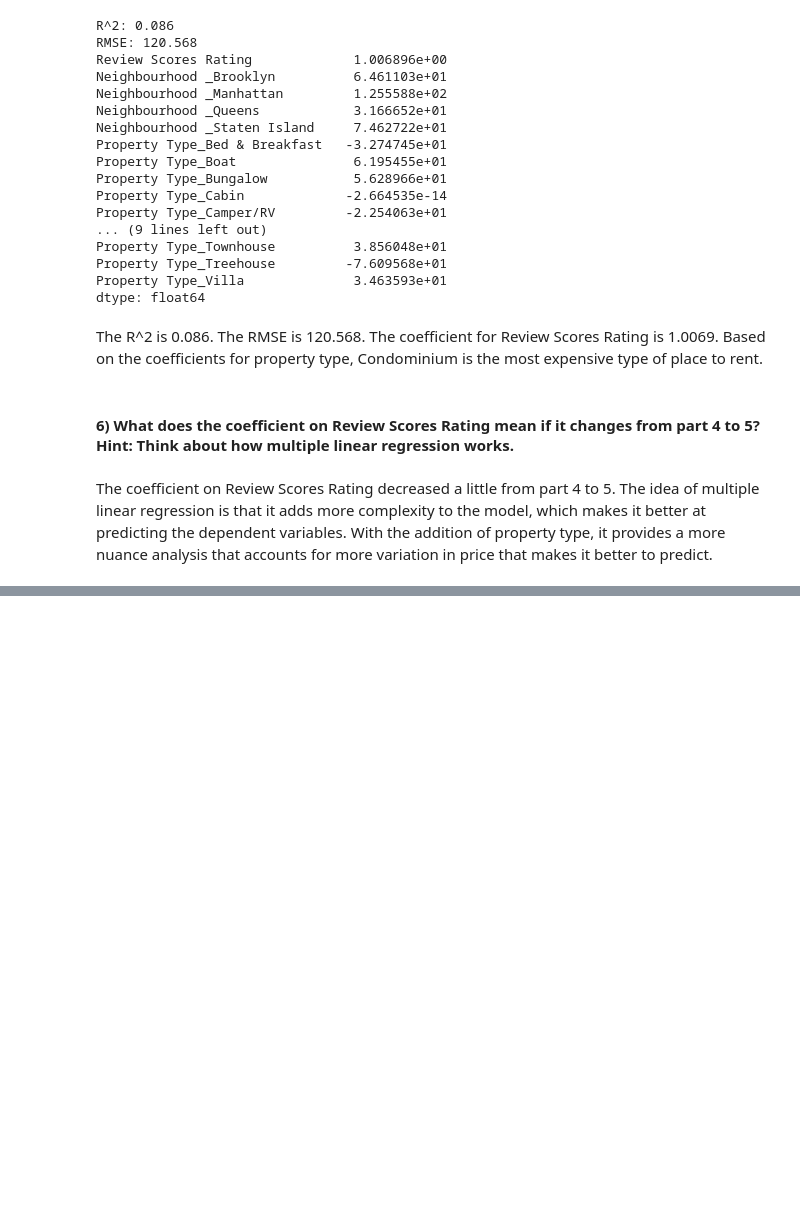
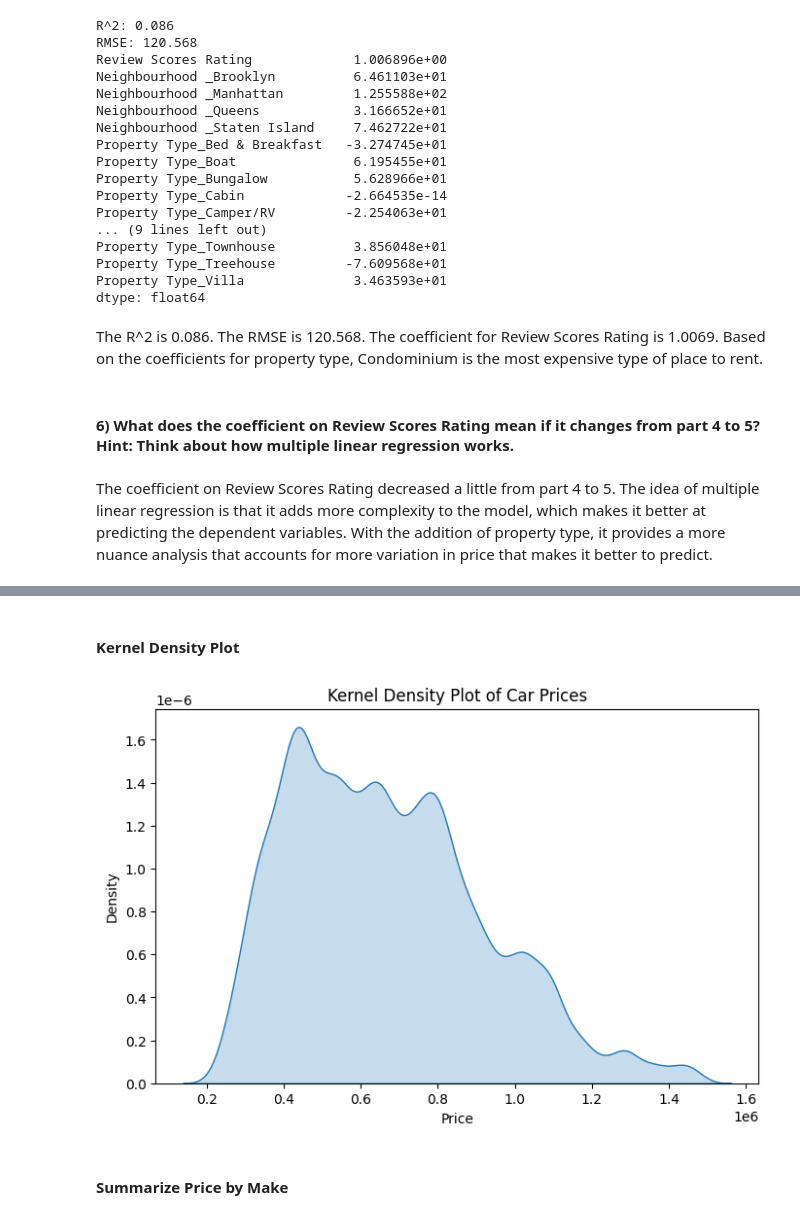
Before and after one commit to PatrickHo718/DS-3021, a Jupyter notebook: 05.1_reg_data_prep/lab4.ipynb, the cells around one changed output, grey strips where cells are left out. Saved outputs shown, nothing was run; the diff lists cells and outputs as text; code cells hidden in the pictures; blank space fills up the shorter version.

```diff
--- a/05.1_reg_data_prep/lab4.ipynb
+++ b/05.1_reg_data_prep/lab4.ipynb
@@ -207,0 +212,3 @@ The coefficient on Review Scores Rating decreased a little from part 4 to 5. The
+# %%
+df2 = pd.read_csv('../data/cars_hw.csv')
+df2.head()
@@ -207,0 +224,15 @@ The coefficient on Review Scores Rating decreased a little from part 4 to 5. The
+# %%
+df2 = df2.iloc[:, 1:]
+num_cols = df2.select_dtypes(include=['number']).columns
+
+def outliers(df2, cols): # function for removing outliers
+    for col in cols:
+        Q1 = df2[col].quantile(0.25)
+        Q3 = df2[col].quantile(0.75)
+        IQR = Q3 - Q1
+        lower = Q1 - 1.5 * IQR
+        upper = Q3 + 1.5 * IQR
+        df2 = df2[(df2[col] >= lower) & (df2[col] <= upper)]
+    return df2
+
+df2 = outliers(df2, num_cols)
@@ -207,0 +241,11 @@ The coefficient on Review Scores Rating decreased a little from part 4 to 5. The
+# %%
+from scipy.stats import skew
+
+skews = df2[num_cols].apply(lambda x: skew(x.dropna())).sort_values(ascending=False)
+skew2 = skews[abs(skews) > 1].index
+
+for column in skew2:
+    if df2[column].min() > 0:  # Log transform if all values are positive
+        df2[column] = np.log(df2[column])
+    else:  # arcsinh if data contains zeros or negatives
+        df2[column] = np.arcsinh(df2[column])
@@ -207,0 +268,13 @@ The coefficient on Review Scores Rating decreased a little from part 4 to 5. The
+# %% [markdown]
+#### Kernel Density Plot
+# %%
+plt.figure(figsize=(8, 5))
+sns.kdeplot(df2['Price'], fill=True, bw_adjust=0.5)
+plt.title("Kernel Density Plot of Car Prices")
+plt.xlabel("Price")
+plt.ylabel("Density")
+plt.show()
+# %% [output]
+[figure, added]
+# %% [markdown]
+#### Summarize Price by Make
```
Also changed, not shown: parts of 23 cells of this notebook.
